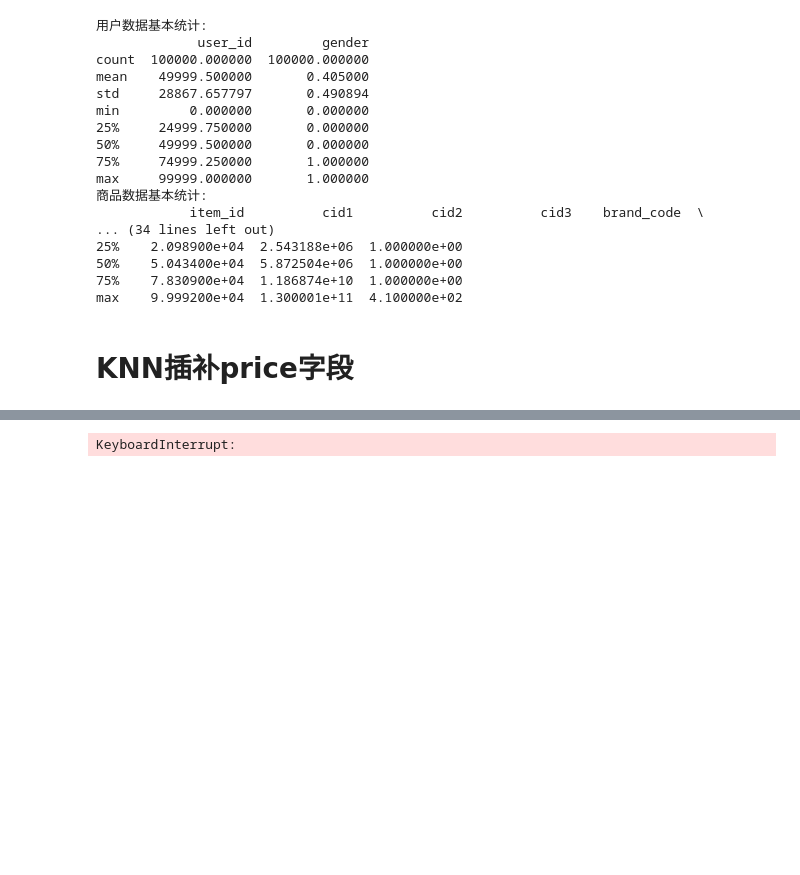
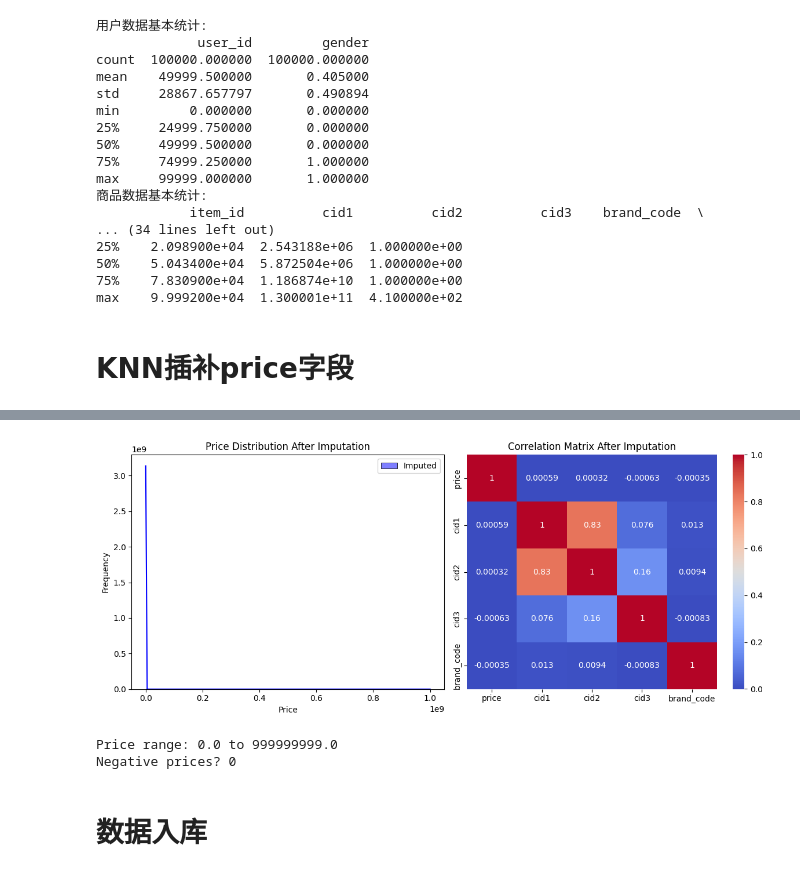
Before and after one commit to yyy1121/Graduation-Project, a Jupyter notebook: job.ipynb, the cells around one changed output, grey strips where cells are left out. Drawn from its saved outputs; the diff is of its cells as text; code cells hidden in the pictures; blank space fills up the shorter version.

```diff
--- a/job.ipynb
+++ b/job.ipynb
@@ -197,87 +240,30 @@ Missing data shape: (2050186, 5)
-# %%
-# 优化KNN参数：交叉验证选择最佳n_neighbors
-from sklearn.impute import KNNImputer
-from sklearn.model_selection import cross_val_score
-from sklearn.metrics import mean_squared_error
-import numpy as np
-
-# 使用完整数据模拟缺失来评估
-# 随机选择一些非缺失值设为缺失，评估插补误差
-np.random.seed(42)
-complete_scaled = scaler.transform(complete_data)
-test_indices = np.random.choice(len(complete_scaled), size=int(0.2 * len(complete_scaled)), replace=False)
-test_data = complete_scaled[test_indices].copy()
-train_data = np.delete(complete_scaled, test_indices, axis=0)
-
-# 模拟缺失
-test_data[:, -1] = np.nan  # price列
-
-# 合并训练和测试
-combined = np.vstack([train_data, test_data])
-true_prices = combined[:, -1].copy()
-
-# 测试不同k
-k_values = [3, 5, 7, 9, 11]
-rmse_scores = []
-
-for k in k_values:
-    imputer = KNNImputer(n_neighbors=k)
-    imputed = imputer.fit_transform(combined)
-    imputed_prices = imputed[len(train_data):, -1]  # 测试部分
-    rmse = np.sqrt(mean_squared_error(true_prices[len(train_data):], imputed_prices))
-    rmse_scores.append(rmse)
-    print(f'k={k}, RMSE={rmse:.4f}')
-
-best_k = k_values[np.argmin(rmse_scores)]
-print(f'Best k: {best_k}')
-# %% [output]
-KeyboardInterrupt:
-# %%
-# 应用KNN插补
-imputer = KNNImputer(n_neighbors=best_k)
-imputed_scaled = imputer.fit_transform(impute_data_scaled)
-
-# 逆标准化
-imputed_data = scaler.inverse_transform(imputed_scaled)
-
-# 更新item_data
-item_data['price'] = imputed_data[:, -1]
-
-print('插补后price缺失值:', item_data['price'].isnull().sum())
-print('插补后price统计:')
-print(item_data['price'].describe())
 # %%
+import matplotlib.pyplot as plt
+import seaborn as sns
 # 验证插补结果
 # 分布对比
 plt.figure(figsize=(12, 5))
 plt.subplot(1, 2, 1)
 sns.histplot(item_data['price'], bins=50, kde=True, color='blue', label='Imputed')
 plt.title('Price Distribution After Imputation')
 plt.xlabel('Price')
 plt.ylabel('Frequency')
 plt.legend()
 
 # 与类别相关性
 plt.subplot(1, 2, 2)
 corr_after = temp_data[numerical_cols + categorical_cols].corr()
 sns.heatmap(corr_after, annot=True, cmap='coolwarm')
 plt.title('Correlation Matrix After Imputation')
 plt.tight_layout()
 plt.show()
 
 # 检查异常值或合理性
 print('Price range:', item_data['price'].min(), 'to', item_data['price'].max())
 print('Negative prices?', (item_data['price'] < 0).sum())
-
-# 如果有下游任务，测试影响
-# 例如，简单回归预测price基于类别
-from sklearn.linear_model import LinearRegression
-from sklearn.metrics import r2_score
-
-X = temp_data[['cat1', 'cat2', 'cat3', 'brand']]
-y = temp_data['price']
-X_train, X_test, y_train, y_test = train_test_split(X, y, test_size=0.2, random_state=42)
-model = LinearRegression()
-model.fit(X_train, y_train)
-y_pred = model.predict(X_test)
-print('R2 score on imputed data:', r2_score(y_test, y_pred))
+# %% [output]
+[figure, added]
+Price range: 0.0 to 999999999.0
+Negative prices? 0
+# %% [markdown]
+# 数据入库
```
Also changed, not shown: parts of 4 cells of this notebook.
